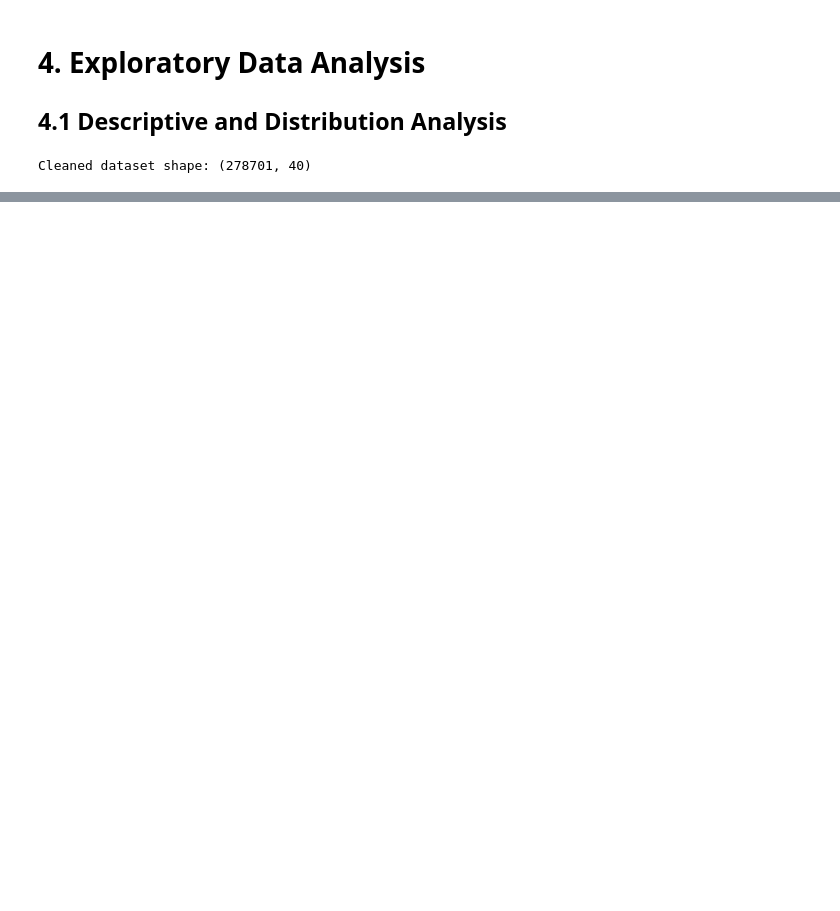
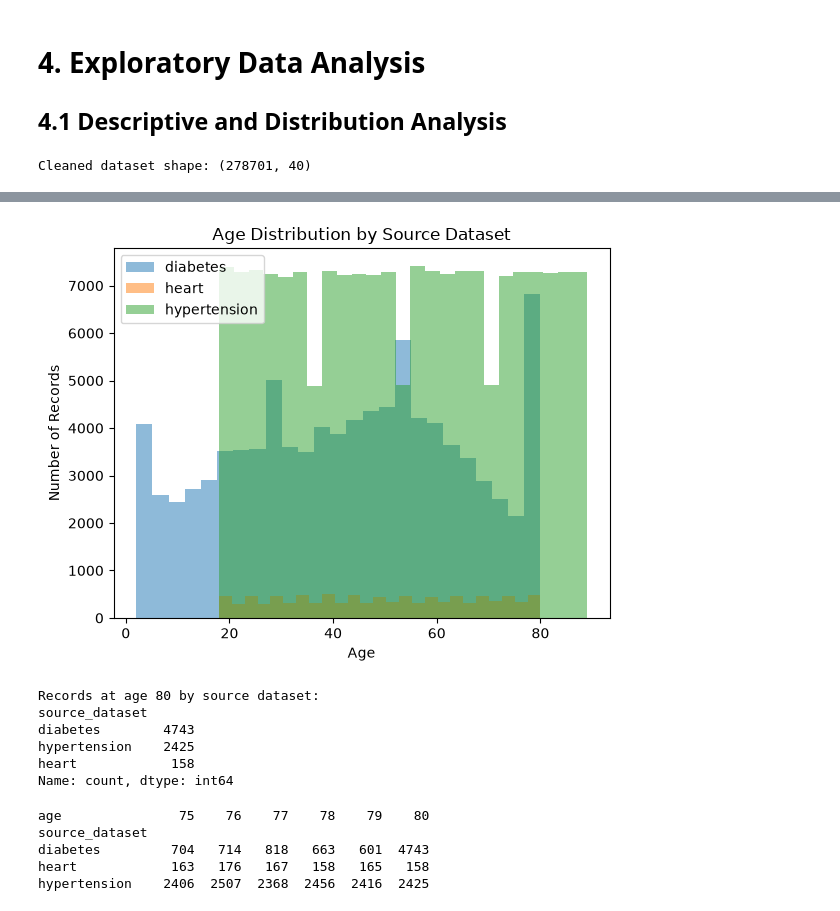
Before and after one commit to fatehbhular/Heart-Disease-Prediction-Model, a Jupyter notebook: notebooks/Task_4_1_Exploratory_Data_Analysis.ipynb, the cells around one changed output, grey strips where cells are left out. Drawn from its saved outputs; the diff is of its cells as text; code cells hidden in the pictures; blank space fills up the shorter version.

```diff
--- a/notebooks/Task_4_1_Exploratory_Data_Analysis.ipynb
+++ b/notebooks/Task_4_1_Exploratory_Data_Analysis.ipynb
@@ -79,0 +162,58 @@ Name: heart_disease_target, dtype: float64
+# %%
+# Compare age distributions across the three source datasets
+for source in df_clean["source_dataset"].unique():
+    source_data = df_clean[
+        df_clean["source_dataset"] == source
+    ]
+
+    plt.hist(
+        source_data["age"],
+        bins=25,
+        alpha=0.5,
+        label=source
+    )
+
+plt.xlabel("Age")
+plt.ylabel("Number of Records")
+plt.title("Age Distribution by Source Dataset")
+plt.legend()
+
+plt.show()
+# %% [output]
+[figure, added]
+# %%
+# Check which source datasets contribute to the large age 80 spike
+age_80_sources = (
+    df_clean.loc[df_clean["age"] == 80, "source_dataset"]
+    .value_counts()
+)
+
+print("Records at age 80 by source dataset:")
+print(age_80_sources)
+# %% [output]
+Records at age 80 by source dataset:
+source_dataset
+diabetes        4743
+hypertension    2425
+heart            158
+Name: count, dtype: int64
+# %%
+# Compare the number of records near age 80 for each source dataset
+age_75_to_80 = (
+    df_clean[
+        df_clean["age"].between(75, 80)
+    ]
+    .groupby(
+        ["source_dataset", "age"]
+    )
+    .size()
+    .unstack(fill_value=0)
+)
+
+print(age_75_to_80)
+# %% [output]
+age               75    76    77    78    79    80
+source_dataset
+diabetes         704   714   818   663   601  4743
+heart            163   176   167   158   165   158
+hypertension    2406  2507  2368  2456  2416  2425
```
Also changed, not shown: parts of 8 cells of this notebook.
